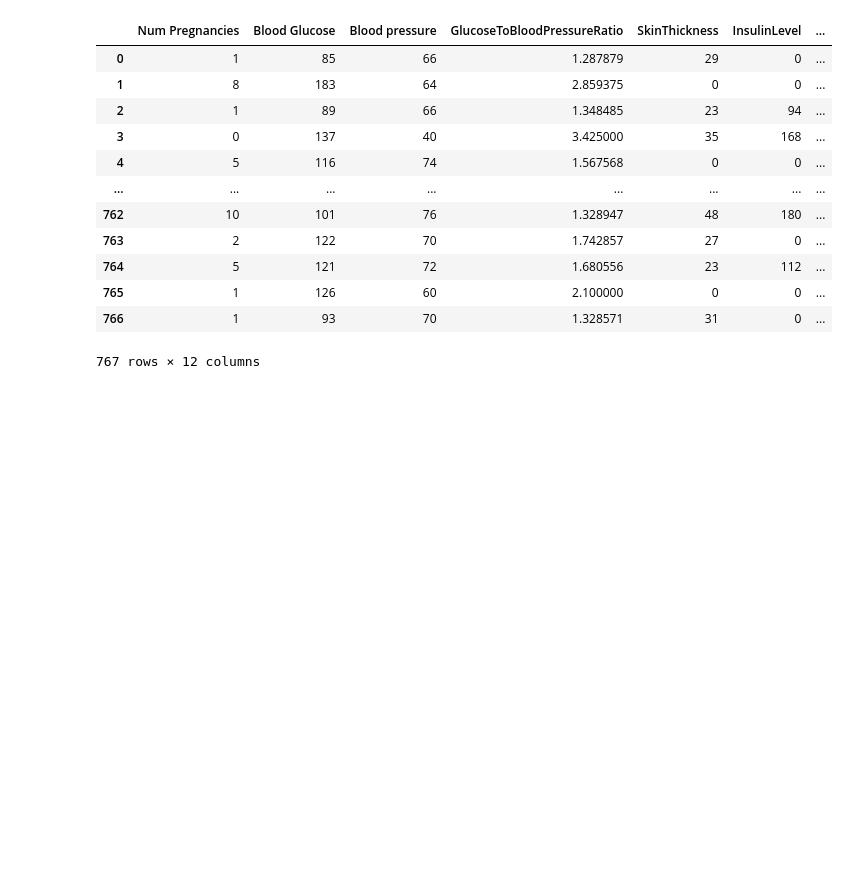
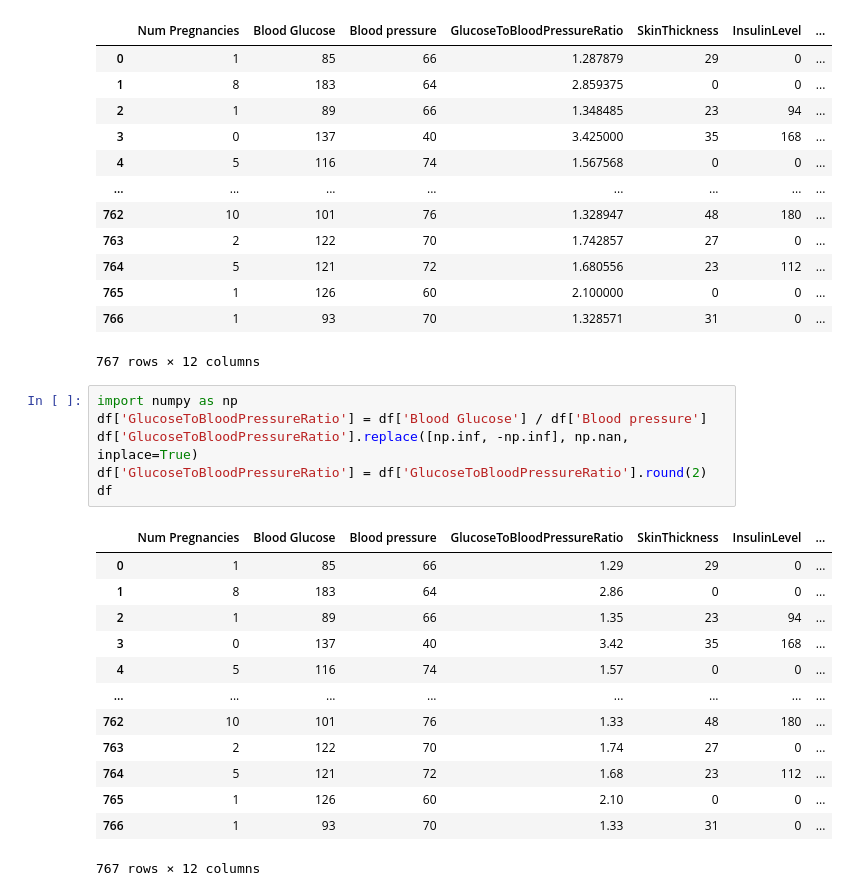
Before and after one commit to ranipriyanka20/ores_5160-03, a Jupyter notebook: Data_transformation.ipynb, the cells around one changed output. Saved outputs shown, nothing was run; the diff lists cells and outputs as text; blank space fills up the shorter version.

```diff
--- a/Data_transformation.ipynb
+++ b/Data_transformation.ipynb
@@ -206,3 +206,23 @@ See the caveats in the documentation: https://pandas.pydata.org/pandas-docs/stab
 | 765 | 1 | 126 | 60 | 2.100000 | 0 | 0 | ... |
 | 766 | 1 | 93 | 70 | 1.328571 | 31 | 0 | ... |
 767 rows × 12 columns
+# %%
+import numpy as np
+df['GlucoseToBloodPressureRatio'] = df['Blood Glucose'] / df['Blood pressure']
+df['GlucoseToBloodPressureRatio'].replace([np.inf, -np.inf], np.nan, inplace=True)
+df['GlucoseToBloodPressureRatio'] = df['GlucoseToBloodPressureRatio'].round(2)
+df
+# %% [output]
+|  | Num Pregnancies | Blood Glucose | Blood pressure | GlucoseToBloodPressureRatio | SkinThickness | InsulinLevel | ... |
+| 0 | 1 | 85 | 66 | 1.29 | 29 | 0 | ... |
+| 1 | 8 | 183 | 64 | 2.86 | 0 | 0 | ... |
+| 2 | 1 | 89 | 66 | 1.35 | 23 | 94 | ... |
+| 3 | 0 | 137 | 40 | 3.42 | 35 | 168 | ... |
+| 4 | 5 | 116 | 74 | 1.57 | 0 | 0 | ... |
+| ... | ... | ... | ... | ... | ... | ... | ... |
+| 762 | 10 | 101 | 76 | 1.33 | 48 | 180 | ... |
+| 763 | 2 | 122 | 70 | 1.74 | 27 | 0 | ... |
+| 764 | 5 | 121 | 72 | 1.68 | 23 | 112 | ... |
+| 765 | 1 | 126 | 60 | 2.10 | 0 | 0 | ... |
+| 766 | 1 | 93 | 70 | 1.33 | 31 | 0 | ... |
+767 rows × 12 columns
```
Also changed, not shown: parts of 3 cells of this notebook.
